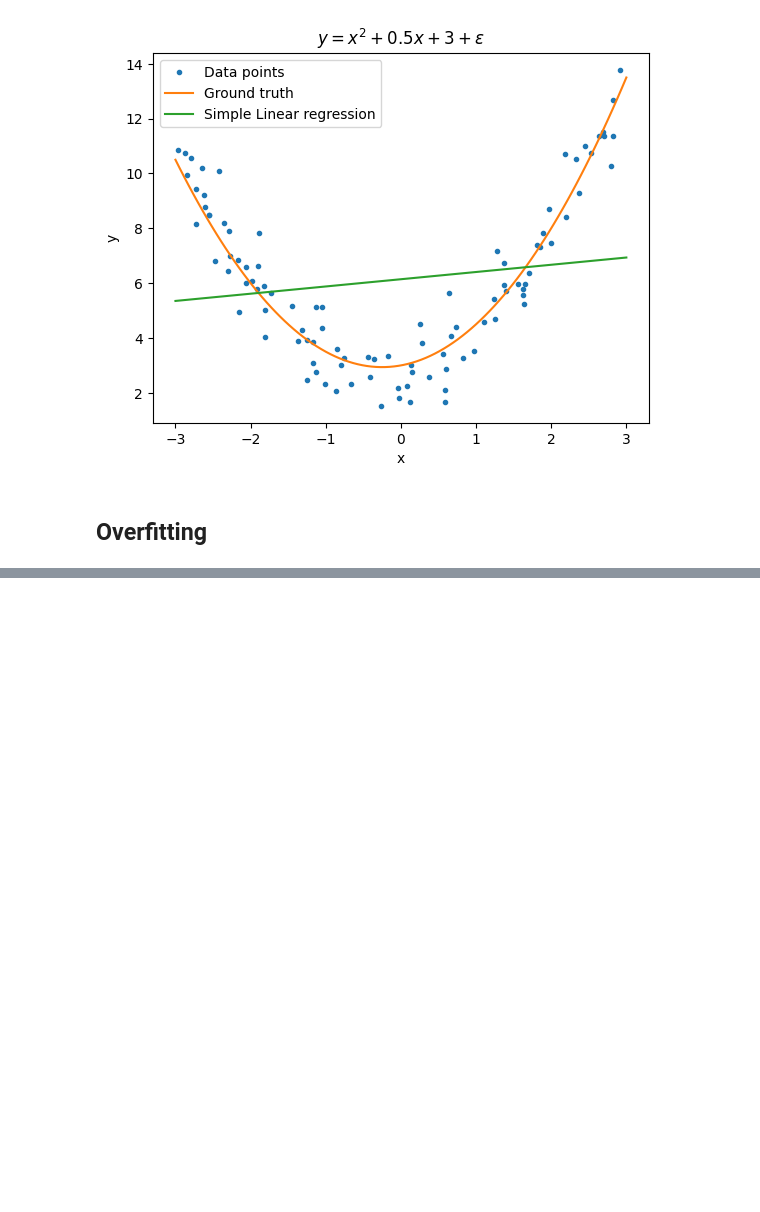
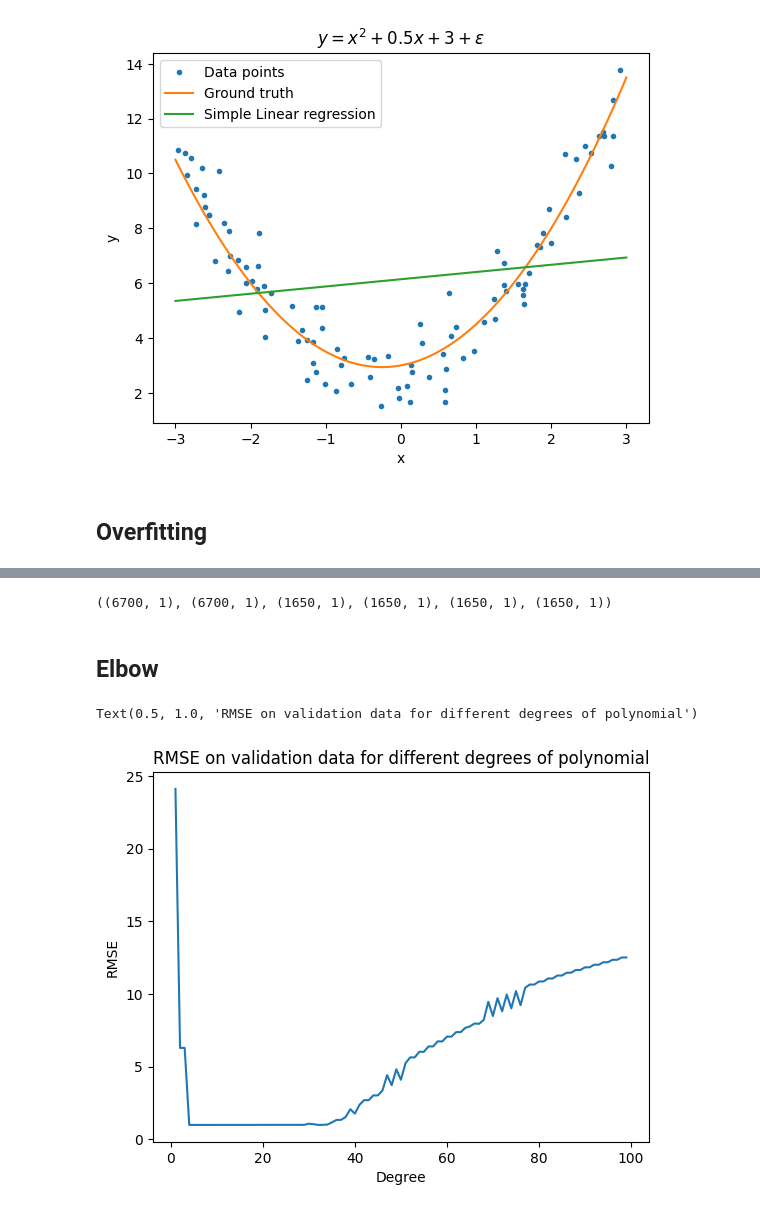
Before and after one commit to JoelOscarsson/Machine-Learning, a Jupyter notebook: Code-Alongs/L3-Underfit-Overfit-polynomial.ipynb, the cells around one changed output, grey strips where cells are left out. Drawn from its saved outputs; the diff is of its cells as text; code cells hidden in the pictures; blank space fills up the shorter version.

```diff
--- a/Code-Alongs/L3-Underfit-Overfit-polynomial.ipynb
+++ b/Code-Alongs/L3-Underfit-Overfit-polynomial.ipynb
@@ -166,0 +208,35 @@ NotFittedError: This LinearRegression instance is not fitted yet. Call 'fit' wit
+# %%
+# use train_test_split twice to obtain train|val|test split
+X_train, X_test, y_train, y_test = train_test_split(X, y, test_size=0.33, random_state=42)
+X_val, X_test, y_val, y_test = train_test_split(X_test, y_test, test_size=0.5, random_state=42)
+
+X_train.shape, y_train.shape, X_val.shape, y_val.shape, X_test.shape, y_test.shape
+# Test och val behöver inte vara lika stora
+# %% [output]
+((6700, 1), (6700, 1), (1650, 1), (1650, 1), (1650, 1), (1650, 1))
+# %% [markdown]
+## Elbow
+# %%
+from sklearn.metrics import mean_squared_error
+
+RMSE_val = []
+
+for degree in range(1, 100):  # Så förtydling include_bias lägger till 1:or i intercept
+    model_poly = PolynomialFeatures(degree, include_bias=False) # bias som false är för att linjär regression har ett intercept från början
+    train_features = model_poly.fit_transform(X_train) # Features engineering on train data
+    val_features = model_poly.transform(X_val) # feature engineering on validation data
+    model_linear_regression = LinearRegression()
+
+    model_linear_regression.fit(train_features, y_train)
+
+    y_pred_val = model_linear_regression.predict(val_features)
+
+    RMSE_val.append(np.sqrt(mean_squared_error(y_val, y_pred_val)))
+# %%
+plt.plot(range(1, 100), RMSE_val)
+plt.xlabel("Degree")
+plt.ylabel("RMSE")
+plt.title("RMSE on validation data for different degrees of polynomial")
+# %% [output]
+Text(0.5, 1.0, 'RMSE on validation data for different degrees of polynomial')
+[figure, added]
```
Also changed, not shown: parts of 9 cells of this notebook, 1 other file.
